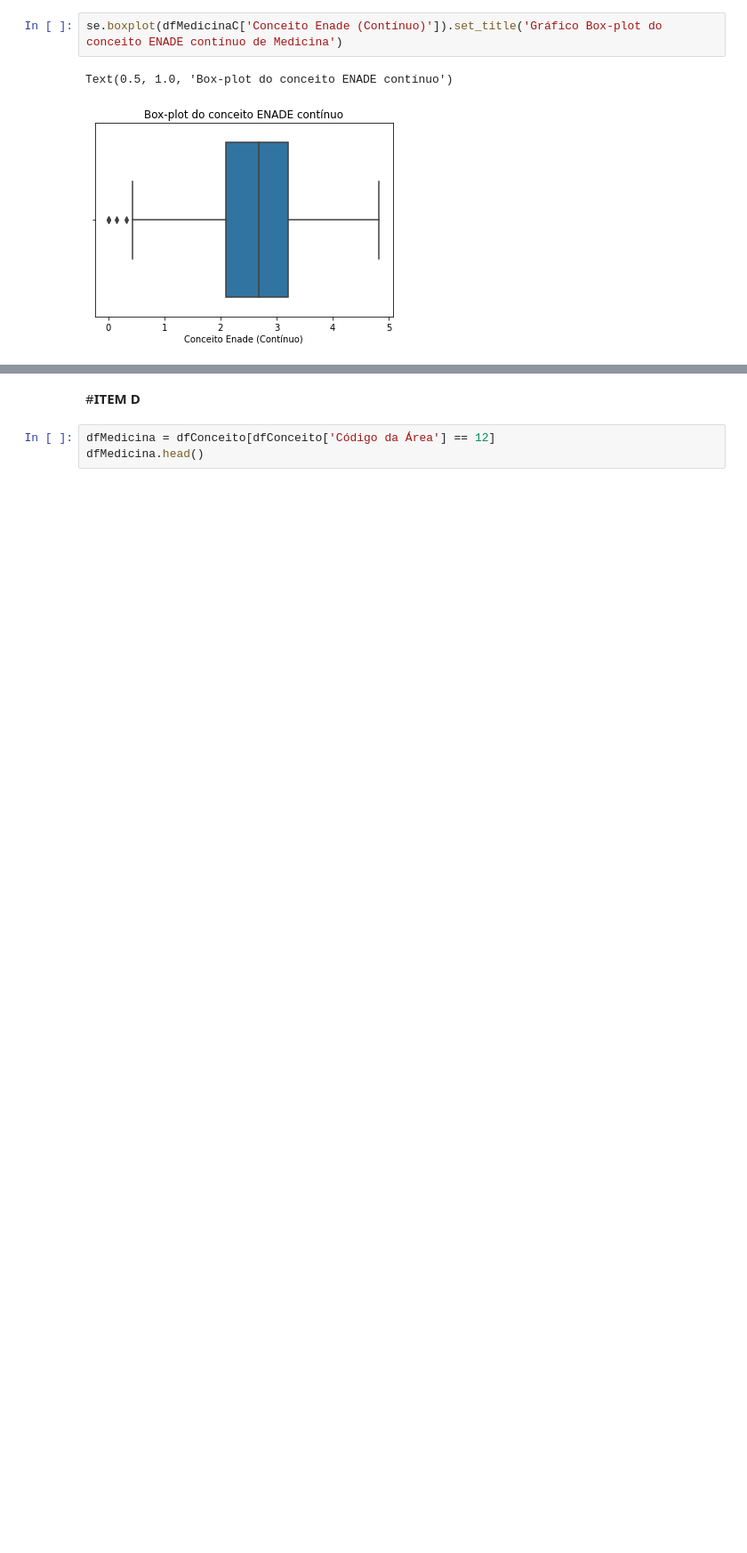
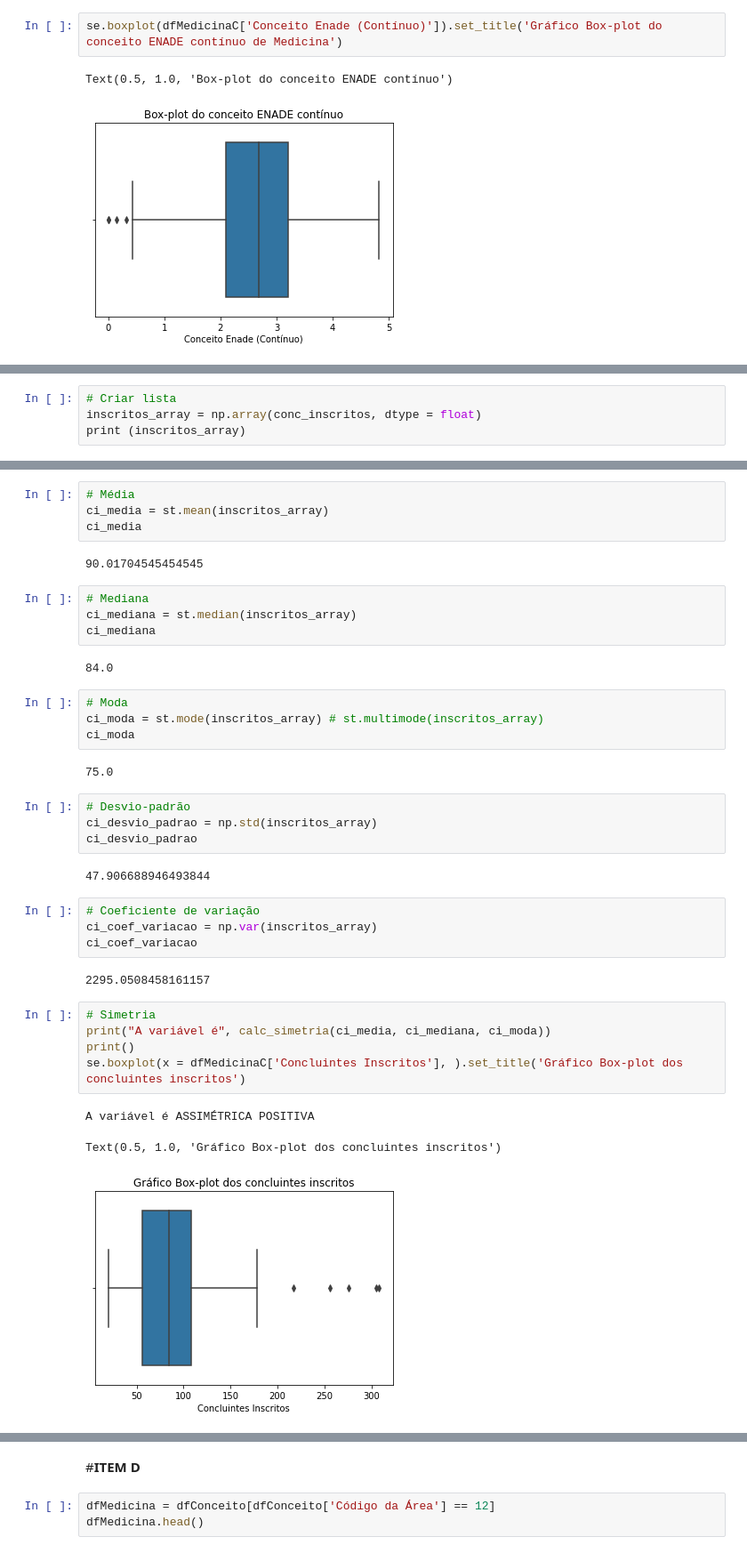
Before and after one commit to franklinperseuDS/TrabalhoModulo03, a Jupyter notebook: trabalhoEstatistica.ipynb, the cells around one changed output, grey strips where cells are left out. Shown at 89% size. Saved outputs shown, nothing was run; the diff lists cells and outputs as text; blank space fills up the shorter version.

```diff
--- a/trabalhoEstatistica.ipynb
+++ b/trabalhoEstatistica.ipynb
@@ -148,0 +236,4 @@ CO_REGIAO_CURSO
+# %%
+# Criar lista
+inscritos_array = np.array(conc_inscritos, dtype = float)
+print (inscritos_array)
@@ -148,0 +254,39 @@ CO_REGIAO_CURSO
+# %%
+# Média
+ci_media = st.mean(inscritos_array)
+ci_media
+# %% [output]
+90.01704545454545
+# %%
+# Mediana
+ci_mediana = st.median(inscritos_array)
+ci_mediana
+# %% [output]
+84.0
+# %%
+# Moda
+ci_moda = st.mode(inscritos_array) # st.multimode(inscritos_array)
+ci_moda
+# %% [output]
+75.0
+# %%
+# Desvio-padrão
+ci_desvio_padrao = np.std(inscritos_array)
+ci_desvio_padrao
+# %% [output]
+47.906688946493844
+# %%
+# Coeficiente de variação
+ci_coef_variacao = np.var(inscritos_array)
+ci_coef_variacao
+# %% [output]
+2295.0508458161157
+# %%
+# Simetria
+print("A variável é", calc_simetria(ci_media, ci_mediana, ci_moda))
+print()
+se.boxplot(x = dfMedicinaC['Concluintes Inscritos'], ).set_title('Gráfico Box-plot dos concluintes inscritos')
+# %% [output]
+A variável é ASSIMÉTRICA POSITIVA
+Text(0.5, 1.0, 'Gráfico Box-plot dos concluintes inscritos')
+[figure, added]
```
Also changed, not shown: parts of 27 cells of this notebook.
